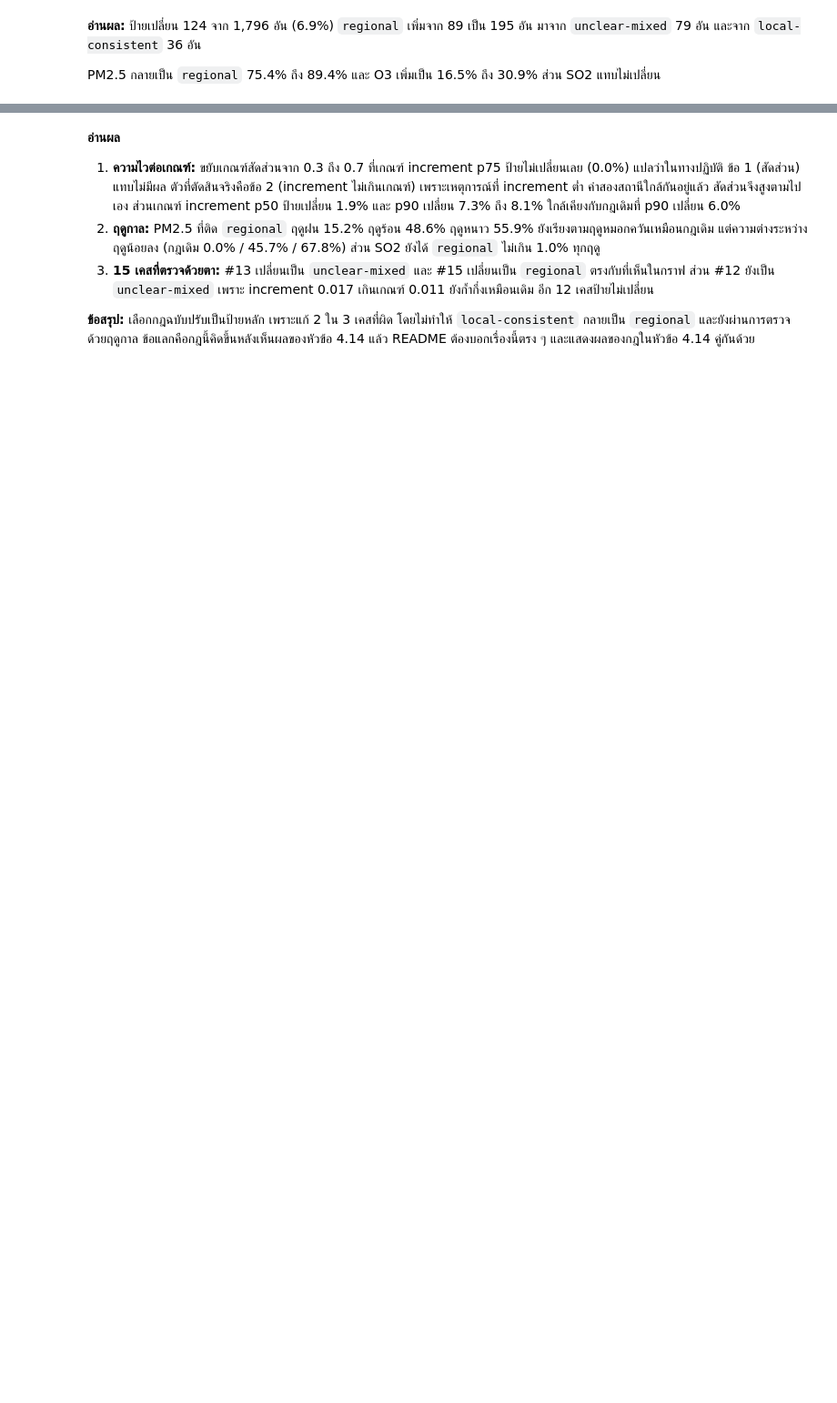
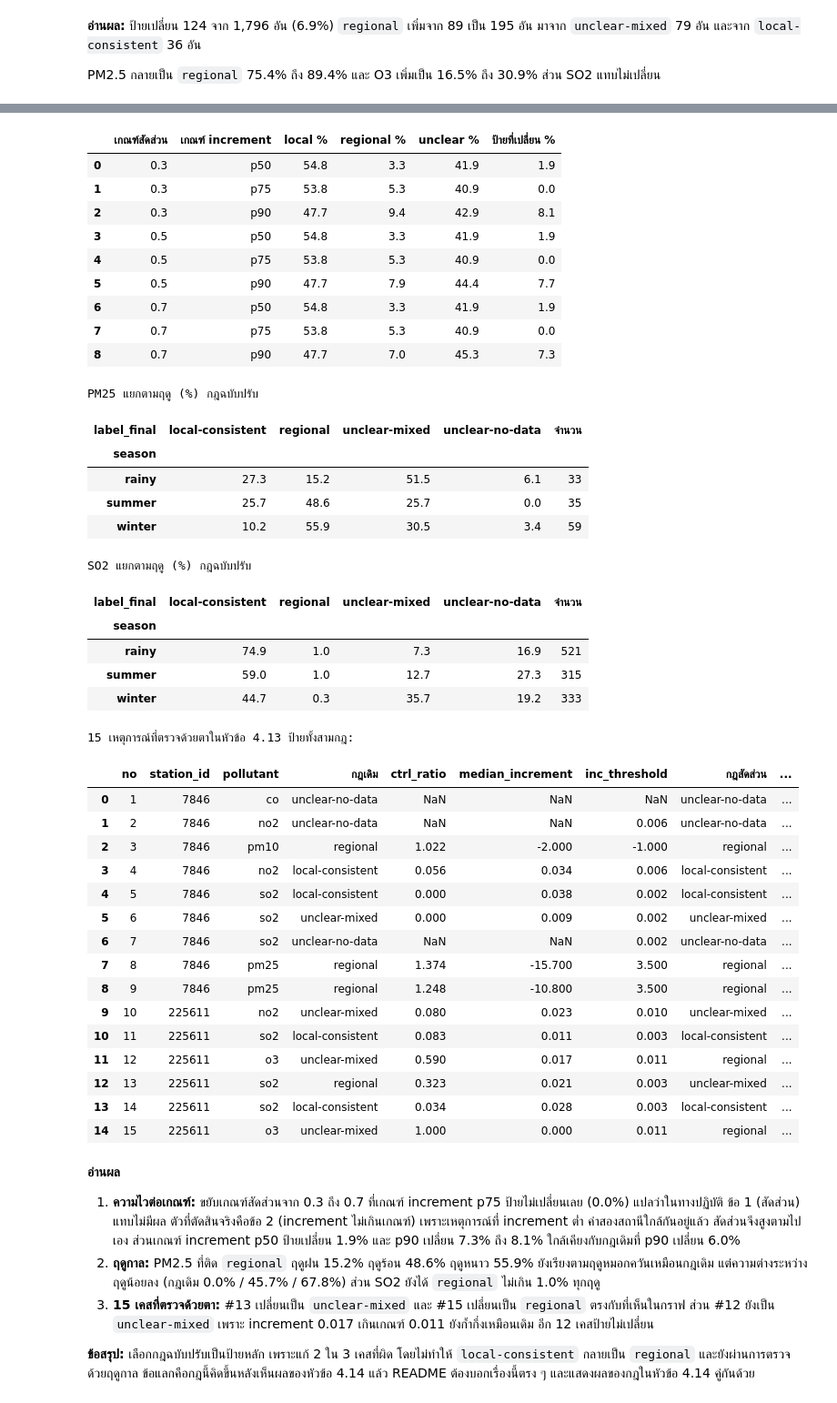
Before and after one commit to Rmnlin/maptaphut-air-quality, a Jupyter notebook: notebooks/04_attribution.ipynb, the cells around one changed output, grey strips where cells are left out. Shown at 91% size. Drawn from its saved outputs; the diff is of its cells as text; code cells hidden in the pictures; blank space fills up the shorter version.

```diff
--- a/notebooks/04_attribution.ipynb
+++ b/notebooks/04_attribution.ipynb
@@ -740,7 +752,7 @@ for fig_i in range(3):
         span_b = ep.end_utc.tz_convert(TZ) + pd.Timedelta(minutes=30)
         ax.axvspan(span_a, span_b, color=SPAN_C, alpha=0.55, lw=0)
         ax.plot(t, g[ep.pollutant], color=NEAR_C, lw=1.6, label=f'สถานี {ep.station_id} (ใกล้นิคม)')
-        ax.plot(t, g[f'{ep.pollutant}_ctrl'], color=CTRL_C, lw=1.3, ls='--', label='สถานีควบคุม 717')
+        ax.plot(t, g[f'{ep.pollutant}_ctrl'], color=CTRL_C, lw=1.3, ls='--', label='สถานีอ้างอิง 717')
 
         # จุดสีด้านล่างบอกว่าชั่วโมงนั้นลมพัดมาจากทิศนิคมหรือไม่
         y0 = ax.get_ylim()[0]
@@ -752,7 +764,7 @@ for fig_i in range(3):
         ax.set_title(f"#{ep.no} สถานี {ep.station_id} · {ep.pollutant.upper()} · "
                      f"{ep.start_utc.tz_convert('Asia/Bangkok'):%d %b %Y %H:%M} · {ep.duration_hours} ชม. "
                      f"· ป้าย: {ep.label}\n"
-                     f"ลมจากนิคม {ep.frac_wind_from_industry:.0%} | ควบคุมผิดปกติ {ep.frac_ctrl_flagged:.0%} | "
+                     f"ลมจากนิคม {ep.frac_wind_from_industry:.0%} | สถานีอ้างอิงผิดปกติ {ep.frac_ctrl_flagged:.0%} | "
                      f"increment {ep.median_increment:.4g} (เกณฑ์ {ep.inc_threshold:.4g})",
                      fontsize=9.5, color=INK, loc='left')
         ax.xaxis.set_major_formatter(mdates.DateFormatter('%d %b\n%H:%M', tz=TZ))
@@ -820,8 +832,8 @@ for fig_i in range(3):
 แล้วทดสอบก่อนว่าถ้าใส่ 717 เข้าไป ต้องได้ตัวแปรเดิมทุกตัว
 # %%
-# ฟังก์ชันที่ใช้ได้กับสถานีเทียบตัวไหนก็ได้ ทำซ้ำขั้นตอนหัวข้อ 4.6 ถึง 4.8 แต่ให้เลือกสถานีเทียบได้
+# ฟังก์ชันที่ใช้ได้กับสถานีอ้างอิงตัวไหนก็ได้ ทำซ้ำขั้นตอนหัวข้อ 4.6 ถึง 4.8 แต่ให้เลือกสถานีอ้างอิงได้
 def control_hourly(ctrl_sid):
-    """จับคู่ข้อมูลรายชั่วโมงของสถานีใกล้นิคมกับสถานีเทียบที่เลือก แล้วคำนวณ increment ใหม่"""
+    """จับคู่ข้อมูลรายชั่วโมงของสถานีใกล้นิคมกับสถานีอ้างอิงที่เลือก แล้วคำนวณ increment ใหม่"""
     c = flagged[flagged.station_id == ctrl_sid].copy()
     c['ctrl_contaminated'] = to_sector(c['wind_dir']).map(
         lambda s: LABELS[s] in industrial_sectors[ctrl_sid] if s >= 0 else False)
@@ -836,7 +848,7 @@ def control_hourly(ctrl_sid):
 
 
 def increment_threshold(h, q=75):
-    """เกณฑ์ increment = เปอร์เซ็นไทล์ q ของชั่วโมงที่สถานีเทียบไม่โดนลมจากนิคมของตัวเอง"""
+    """เกณฑ์ increment = เปอร์เซ็นไทล์ q ของชั่วโมงที่สถานีอ้างอิงไม่โดนลมจากนิคมของตัวเอง"""
     cl = h[h['ctrl_contaminated'] == False]
     out = {}
     for p in POLLUTANTS:
@@ -847,7 +859,7 @@ def increment_threshold(h, q=75):
 
 
 def build_features(h, eps, thr):
-    """ตัวแปรระดับเหตุการณ์แบบหัวข้อ 4.8 บวก ctrl_ratio = ค่ากลางสถานีเทียบ / ค่ากลางสถานีใกล้นิคม"""
+    """ตัวแปรระดับเหตุการณ์แบบหัวข้อ 4.8 บวก ctrl_ratio = ค่ากลางสถานีอ้างอิง / ค่ากลางสถานีใกล้นิคม"""
     by = {sid: g.set_index('datetime_utc').sort_index() for sid, g in h.groupby('station_id')}
     rows = []
     for ep in eps.itertuples(index=False):
@@ -856,7 +868,7 @@ def build_features(h, eps, thr):
         has_wind = g['sector'] >= 0
         in_ind = g.loc[has_wind, 'sector'].map(lambda s: LABELS[s] in industrial_sectors[ep.station_id])
         ctrl_flag = g[f'{ep.pollutant}_ctrl_flag']
-        # ใช้เฉพาะชั่วโมงที่สถานีเทียบไม่โดนลมจากนิคมของตัวเอง และมีค่าทั้งสองสถานี
+        # ใช้เฉพาะชั่วโมงที่สถานีอ้างอิงไม่โดนลมจากนิคมของตัวเอง และมีค่าทั้งสองสถานี
         pair = g.loc[g['ctrl_contaminated'] == False, [ep.pollutant, f'{ep.pollutant}_ctrl']].dropna()
         near_med = pair[ep.pollutant].median() if len(pair) else np.nan
         rows.append({
@@ -953,24 +979,21 @@ for r in (0.3, 0.5, 0.7):
                  'regional %': round(100 * (lab == 'regional').mean(), 1),
                  'unclear %': round(100 * np.isin(lab, ['unclear-mixed', 'unclear-no-data']).mean(), 1),
                  'ป้ายที่เปลี่ยน %': round(100 * (lab != feat.label_mag).mean(), 1)})
-print('ความไวต่อเกณฑ์สัดส่วน (ค่าสถานีเทียบ / ค่าสถานีใกล้นิคม):')
-print(pd.DataFrame(rows).to_string(index=False))
-print()
+print('ความไวต่อเกณฑ์สัดส่วน (ค่าสถานีอ้างอิง / ค่าสถานีใกล้นิคม):')
+display(pd.DataFrame(rows))
 
 for p in ('pm25', 'so2'):
     sub = feat[feat.pollutant == p]
     t = pd.crosstab(sub.season, sub.label_mag, normalize='index').mul(100).round(1)
     t['จำนวน'] = pd.crosstab(sub.season, sub.label_mag).sum(axis=1)
-    print(f'=== {p.upper()} แยกตามฤดู (%) กฎใหม่ ===')
-    print(t.to_string())
-    print()
+    print(f'{p.upper()} แยกตามฤดู (%) กฎใหม่')
+    display(t)
 
 chk = sample[['no', 'station_id', 'pollutant', 'start_utc', 'label']].merge(
     feat[['station_id', 'pollutant', 'start_utc', 'ctrl_ratio', 'label_mag']],
     on=['station_id', 'pollutant', 'start_utc'])
 print('15 เหตุการณ์ที่ตรวจด้วยตาในหัวข้อ 4.13 เทียบป้ายเดิมกับป้ายใหม่:')
-print(chk.drop(columns='start_utc').round({'ctrl_ratio': 3}).to_string(index=False))
-print()
+display(chk.drop(columns='start_utc').round({'ctrl_ratio': 3}))
 flip = feat[(feat.label == 'local-consistent') & (feat.label_mag == 'regional')]
 print(f'local-consistent ที่กฎใหม่เปลี่ยนเป็น regional: {len(flip)} อัน '
       f'(increment เกินเกณฑ์ทุกอัน เพราะเป็นเงื่อนไขของป้าย local-consistent อยู่แล้ว)')
@@ -1095,24 +1158,22 @@ for r in (0.3, 0.5, 0.7):
                      'unclear %': round(100 * np.isin(lab, ['unclear-mixed', 'unclear-no-data']).mean(), 1),
                      'ป้ายที่เปลี่ยน %': round(100 * (lab != feat.label_final).mean(), 1)})
 print('ความไวต่อเกณฑ์ของกฎฉบับปรับ:')
-print(pd.DataFrame(rows).to_string(index=False))
-print()
+display(pd.DataFrame(rows))
 
 for p in ('pm25', 'so2'):
     sub = feat[feat.pollutant == p]
     t = pd.crosstab(sub.season, sub.label_final, normalize='index').mul(100).round(1)
     t['จำนวน'] = pd.crosstab(sub.season, sub.label_final).sum(axis=1)
-    print(f'=== {p.upper()} แยกตามฤดู (%) กฎฉบับปรับ ===')
-    print(t.to_string())
-    print()
+    print(f'{p.upper()} แยกตามฤดู (%) กฎฉบับปรับ')
+    display(t)
 
 chk = sample[['no', 'station_id', 'pollutant', 'start_utc', 'label']].merge(
     feat[['station_id', 'pollutant', 'start_utc', 'ctrl_ratio', 'median_increment', 'inc_threshold',
           'label_mag', 'label_final']],
     on=['station_id', 'pollutant', 'start_utc'])
 print('15 เหตุการณ์ที่ตรวจด้วยตาในหัวข้อ 4.13 ป้ายทั้งสามกฎ:')
-print(chk.drop(columns='start_utc').rename(columns={'label': 'กฎเดิม', 'label_mag': 'กฎสัดส่วน',
-                                                   'label_final': 'กฎฉบับปรับ'})
-      .round({'ctrl_ratio': 3, 'median_increment': 4, 'inc_threshold': 4}).to_string(index=False))
+display(chk.drop(columns='start_utc').rename(columns={'label': 'กฎเดิม', 'label_mag': 'กฎสัดส่วน',
+                                                     'label_final': 'กฎฉบับปรับ'})
+        .round({'ctrl_ratio': 3, 'median_increment': 4, 'inc_threshold': 4}))
 # %% [output]
 ความไวต่อเกณฑ์ของกฎฉบับปรับ:
@@ -1135,3 +1180,42 @@ print(chk.drop(columns='start_utc').rename(columns={'label': 'กฎเดิม
+|  | เกณฑ์สัดส่วน | เกณฑ์ increment | local % | regional % | unclear % | ป้ายที่เปลี่ยน % |
+| 0 | 0.3 | p50 | 54.8 | 3.3 | 41.9 | 1.9 |
+| 1 | 0.3 | p75 | 53.8 | 5.3 | 40.9 | 0.0 |
+| 2 | 0.3 | p90 | 47.7 | 9.4 | 42.9 | 8.1 |
+| 3 | 0.5 | p50 | 54.8 | 3.3 | 41.9 | 1.9 |
+| 4 | 0.5 | p75 | 53.8 | 5.3 | 40.9 | 0.0 |
+| 5 | 0.5 | p90 | 47.7 | 7.9 | 44.4 | 7.7 |
+| 6 | 0.7 | p50 | 54.8 | 3.3 | 41.9 | 1.9 |
+| 7 | 0.7 | p75 | 53.8 | 5.3 | 40.9 | 0.0 |
+| 8 | 0.7 | p90 | 47.7 | 7.0 | 45.3 | 7.3 |
+PM25 แยกตามฤดู (%) กฎฉบับปรับ
+| label_final | local-consistent | regional | unclear-mixed | unclear-no-data | จำนวน |
+| season |  |  |  |  |  |
+| rainy | 27.3 | 15.2 | 51.5 | 6.1 | 33 |
+| summer | 25.7 | 48.6 | 25.7 | 0.0 | 35 |
+| winter | 10.2 | 55.9 | 30.5 | 3.4 | 59 |
+SO2 แยกตามฤดู (%) กฎฉบับปรับ
+| label_final | local-consistent | regional | unclear-mixed | unclear-no-data | จำนวน |
+| season |  |  |  |  |  |
+| rainy | 74.9 | 1.0 | 7.3 | 16.9 | 521 |
+| summer | 59.0 | 1.0 | 12.7 | 27.3 | 315 |
+| winter | 44.7 | 0.3 | 35.7 | 19.2 | 333 |
+15 เหตุการณ์ที่ตรวจด้วยตาในหัวข้อ 4.13 ป้ายทั้งสามกฎ:
+|  | no | station_id | pollutant | กฎเดิม | ctrl_ratio | median_increment | inc_threshold | กฎสัดส่วน | ... |
+| 0 | 1 | 7846 | co | unclear-no-data | NaN | NaN | NaN | unclear-no-data | ... |
+| 1 | 2 | 7846 | no2 | unclear-no-data | NaN | NaN | 0.006 | unclear-no-data | ... |
+| 2 | 3 | 7846 | pm10 | regional | 1.022 | -2.000 | -1.000 | regional | ... |
+| 3 | 4 | 7846 | no2 | local-consistent | 0.056 | 0.034 | 0.006 | local-consistent | ... |
+| 4 | 5 | 7846 | so2 | local-consistent | 0.000 | 0.038 | 0.002 | local-consistent | ... |
+| 5 | 6 | 7846 | so2 | unclear-mixed | 0.000 | 0.009 | 0.002 | unclear-mixed | ... |
+| 6 | 7 | 7846 | so2 | unclear-no-data | NaN | NaN | 0.002 | unclear-no-data | ... |
+| 7 | 8 | 7846 | pm25 | regional | 1.374 | -15.700 | 3.500 | regional | ... |
+| 8 | 9 | 7846 | pm25 | regional | 1.248 | -10.800 | 3.500 | regional | ... |
+| 9 | 10 | 225611 | no2 | unclear-mixed | 0.080 | 0.023 | 0.010 | unclear-mixed | ... |
+| 10 | 11 | 225611 | so2 | local-consistent | 0.083 | 0.011 | 0.003 | local-consistent | ... |
+| 11 | 12 | 225611 | o3 | unclear-mixed | 0.590 | 0.017 | 0.011 | regional | ... |
+| 12 | 13 | 225611 | so2 | regional | 0.323 | 0.021 | 0.003 | unclear-mixed | ... |
+| 13 | 14 | 225611 | so2 | local-consistent | 0.034 | 0.028 | 0.003 | local-consistent | ... |
+| 14 | 15 | 225611 | o3 | unclear-mixed | 1.000 | 0.000 | 0.011 | regional | ... |
 # %% [markdown]
 **อ่านผล**
 
```
Also changed, not shown: parts of 36 cells of this notebook, 4 other files.
